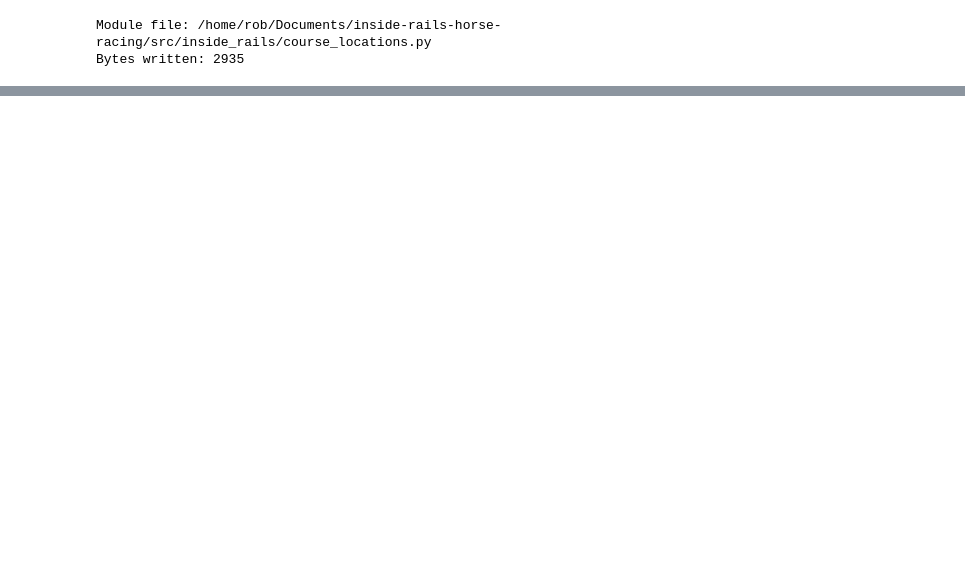
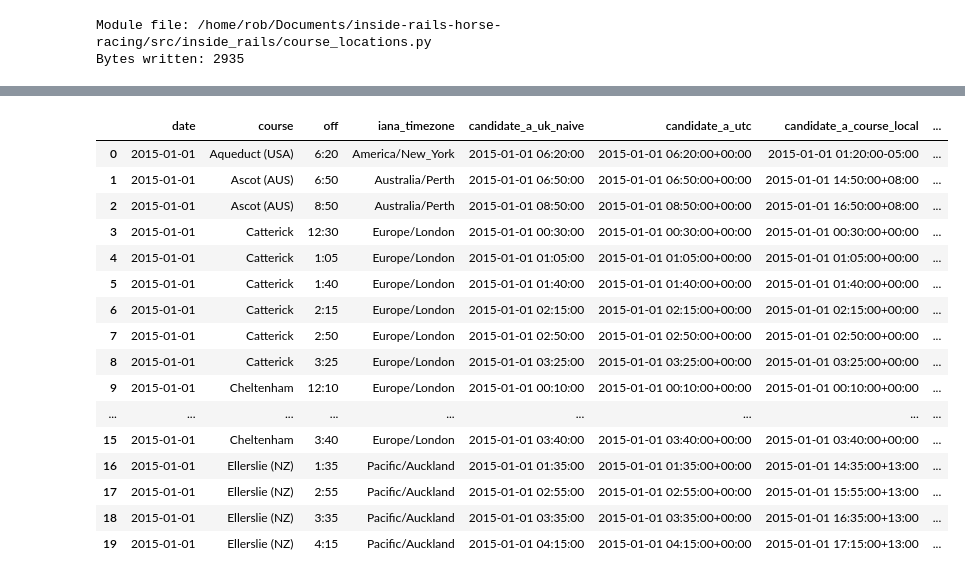
Before and after one commit to rjmac22/inside-rails-horse-racing, a Jupyter notebook: notebooks/11_off_time_and_temporal_semantics.ipynb, the cells around one changed output, grey strips where cells are left out. Saved outputs shown, nothing was run; the diff lists cells and outputs as text; code cells hidden in the pictures; blank space fills up the shorter version.

Commit message:
Develop race-time reconstruction in notebooks 11 and 12

```diff
--- a/notebooks/11_off_time_and_temporal_semantics.ipynb
+++ b/notebooks/11_off_time_and_temporal_semantics.ipynb
@@ -5296,0 +5715,100 @@ Assigned timezones: 0
+# %%
+# Attach the governed course timezone, then convert both UK candidate branches
+# to UTC and racecourse-local datetime.
+#
+# The raw source datetime is UK-facing, so Europe/London must be applied before
+# converting to the course timezone.
+
+from zoneinfo import ZoneInfo
+
+pre_boundary_race_candidates_with_locations = (
+    course_locations.merge_course_locations(
+        pre_boundary_race_candidates,
+        validated_course_locations,
+    )
+)
+
+london_timezone = ZoneInfo("Europe/London")
+
+
+def convert_candidate_datetime(row, candidate_column):
+    uk_datetime = row[candidate_column].replace(
+        tzinfo=london_timezone
+    )
+
+    utc_datetime = uk_datetime.astimezone(
+        ZoneInfo("UTC")
+    )
+
+    local_datetime = utc_datetime.astimezone(
+        ZoneInfo(row["iana_timezone"])
+    )
+
+    return pd.Series(
+        {
+            f"{candidate_column}_aware": uk_datetime,
+            f"{candidate_column.replace('_uk_naive', '_utc')}": utc_datetime,
+            f"{candidate_column.replace('_uk_naive', '_course_local')}": (
+                local_datetime
+            ),
+        }
+    )
+
+
+candidate_a_conversions = (
+    pre_boundary_race_candidates_with_locations.apply(
+        convert_candidate_datetime,
+        axis=1,
+        candidate_column="candidate_a_uk_naive",
+    )
+)
+
+candidate_b_conversions = (
+    pre_boundary_race_candidates_with_locations.apply(
+        convert_candidate_datetime,
+        axis=1,
+        candidate_column="candidate_b_uk_naive",
+    )
+)
+
+pre_boundary_race_candidates_with_locations = pd.concat(
+    [
+        pre_boundary_race_candidates_with_locations,
+        candidate_a_conversions,
+        candidate_b_conversions,
+    ],
+    axis=1,
+)
+
+pre_boundary_race_candidates_with_locations[
+    [
+        "date",
+        "course",
+        "off",
+        "iana_timezone",
+        "candidate_a_uk_naive",
+        "candidate_a_utc",
+        "candidate_a_course_local",
+        "candidate_b_uk_naive",
+        "candidate_b_utc",
+        "candidate_b_course_local",
+    ]
+].head(20)
+# %% [output]
+|  | date | course | off | iana_timezone | candidate_a_uk_naive | candidate_a_utc | candidate_a_course_local | ... |
+| 0 | 2015-01-01 | Aqueduct (USA) | 6:20 | America/New_York | 2015-01-01 06:20:00 | 2015-01-01 06:20:00+00:00 | 2015-01-01 01:20:00-05:00 | ... |
+| 1 | 2015-01-01 | Ascot (AUS) | 6:50 | Australia/Perth | 2015-01-01 06:50:00 | 2015-01-01 06:50:00+00:00 | 2015-01-01 14:50:00+08:00 | ... |
+| 2 | 2015-01-01 | Ascot (AUS) | 8:50 | Australia/Perth | 2015-01-01 08:50:00 | 2015-01-01 08:50:00+00:00 | 2015-01-01 16:50:00+08:00 | ... |
+| 3 | 2015-01-01 | Catterick | 12:30 | Europe/London | 2015-01-01 00:30:00 | 2015-01-01 00:30:00+00:00 | 2015-01-01 00:30:00+00:00 | ... |
+| 4 | 2015-01-01 | Catterick | 1:05 | Europe/London | 2015-01-01 01:05:00 | 2015-01-01 01:05:00+00:00 | 2015-01-01 01:05:00+00:00 | ... |
+| 5 | 2015-01-01 | Catterick | 1:40 | Europe/London | 2015-01-01 01:40:00 | 2015-01-01 01:40:00+00:00 | 2015-01-01 01:40:00+00:00 | ... |
+| 6 | 2015-01-01 | Catterick | 2:15 | Europe/London | 2015-01-01 02:15:00 | 2015-01-01 02:15:00+00:00 | 2015-01-01 02:15:00+00:00 | ... |
+| 7 | 2015-01-01 | Catterick | 2:50 | Europe/London | 2015-01-01 02:50:00 | 2015-01-01 02:50:00+00:00 | 2015-01-01 02:50:00+00:00 | ... |
+| 8 | 2015-01-01 | Catterick | 3:25 | Europe/London | 2015-01-01 03:25:00 | 2015-01-01 03:25:00+00:00 | 2015-01-01 03:25:00+00:00 | ... |
+| 9 | 2015-01-01 | Cheltenham | 12:10 | Europe/London | 2015-01-01 00:10:00 | 2015-01-01 00:10:00+00:00 | 2015-01-01 00:10:00+00:00 | ... |
+| ... | ... | ... | ... | ... | ... | ... | ... | ... |
+| 15 | 2015-01-01 | Cheltenham | 3:40 | Europe/London | 2015-01-01 03:40:00 | 2015-01-01 03:40:00+00:00 | 2015-01-01 03:40:00+00:00 | ... |
+| 16 | 2015-01-01 | Ellerslie (NZ) | 1:35 | Pacific/Auckland | 2015-01-01 01:35:00 | 2015-01-01 01:35:00+00:00 | 2015-01-01 14:35:00+13:00 | ... |
+| 17 | 2015-01-01 | Ellerslie (NZ) | 2:55 | Pacific/Auckland | 2015-01-01 02:55:00 | 2015-01-01 02:55:00+00:00 | 2015-01-01 15:55:00+13:00 | ... |
+| 18 | 2015-01-01 | Ellerslie (NZ) | 3:35 | Pacific/Auckland | 2015-01-01 03:35:00 | 2015-01-01 03:35:00+00:00 | 2015-01-01 16:35:00+13:00 | ... |
+| 19 | 2015-01-01 | Ellerslie (NZ) | 4:15 | Pacific/Auckland | 2015-01-01 04:15:00 | 2015-01-01 04:15:00+00:00 | 2015-01-01 17:15:00+13:00 | ... |
```
Also changed, not shown: parts of 44 cells of this notebook, 1 other file.
